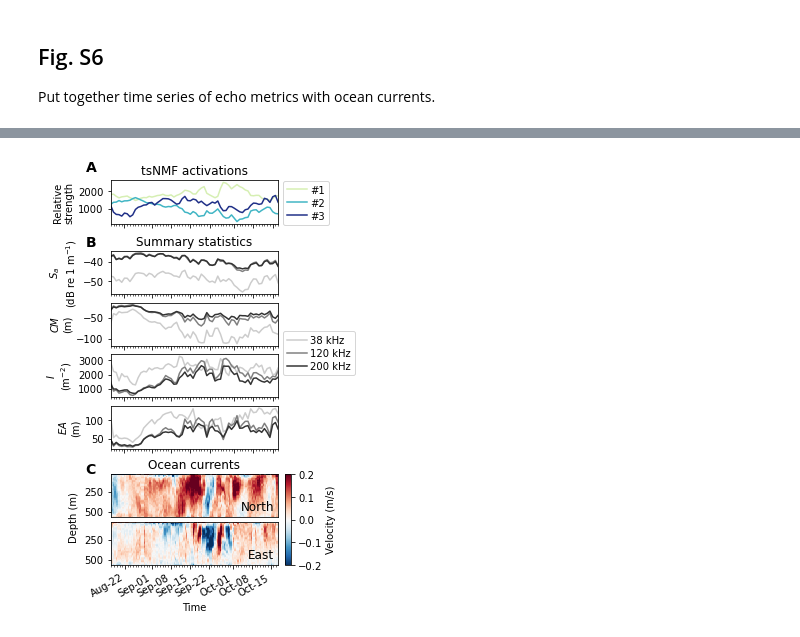
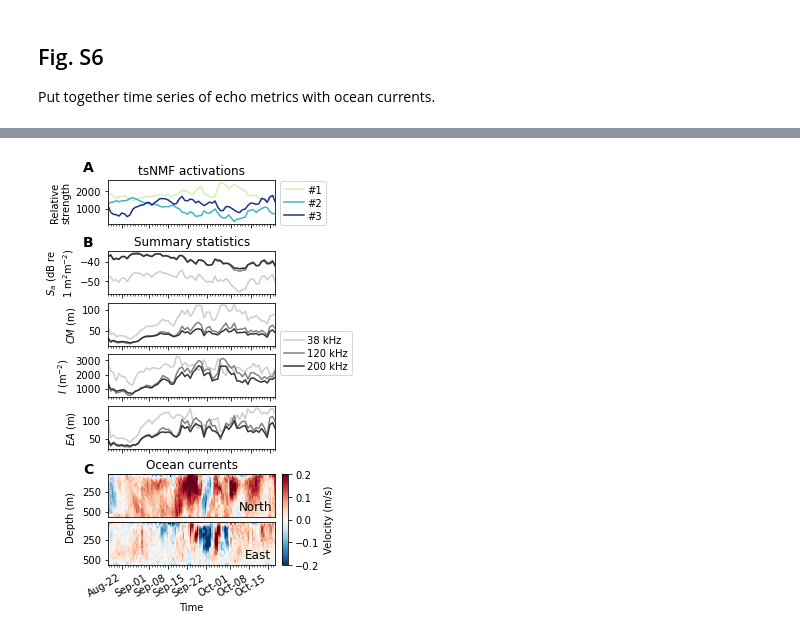
Before and after one commit to leewujung/ooi-echo-matrix-decomposition, a Jupyter notebook: notebooks/fig_si_summary_stat.ipynb, the cells around one changed output, grey strips where cells are left out. Drawn from its saved outputs; the diff is of its cells as text; code cells hidden in the pictures.

```diff
--- a/notebooks/fig_si_summary_stat.ipynb
+++ b/notebooks/fig_si_summary_stat.ipynb
@@ -344,7 +344,7 @@ Put together time series of echo metrics with ocean currents.
 metrics = xr.Dataset(
     {
         'abundance': (['day', 'frequency'], Sa.coarsen(datehour=144).mean().values.T),
-        'location': (['day', 'frequency'], -cm.coarsen(datehour=144).mean().values.T),
+        'location': (['day', 'frequency'], cm.coarsen(datehour=144).mean().values.T),
         'dispersion': (['day', 'frequency'], inertia.coarsen(datehour=144).mean().values.T),
         'evenness': (['day', 'frequency'], ea.coarsen(datehour=144).mean().values.T),
     },
@@ -448,7 +448,7 @@ def plot_ADCP_currents(colormap='RdBu_r'):
     ax_nv.set_ylabel('')
     ax_ev.set_ylabel('')
 # %%
-def plot_metrics(axx, var_name):
+def plot_metrics(axx, var_name, yincrease=True):
     cc = [[0.8, 0.8, 0.8],
           [0.5, 0.5, 0.5],
           [0.2, 0.2, 0.2]]
@@ -456,7 +456,7 @@ def plot_metrics(axx, var_name):
         metrics[var_name].isel(frequency=idx).plot.line(
             ax=axx, x='day', color=cc[idx],
             add_legend=False, _labels=False,
-            xlim=('2015-08-17','2015-10-17'))
+            xlim=('2015-08-17','2015-10-17'), yincrease=yincrease)
     axx.xaxis.set_major_locator(mdates.AutoDateLocator())
     axx.xaxis.set_major_formatter(mdates.DateFormatter('%b-%d'))
     axx.xaxis.set_minor_locator(
@@ -523,36 +523,36 @@ plot_tsnmf_activation()
 # Add component legend
 ax_tsnmf.legend(['#1', '#2', '#3'],
                 fontsize=tick_label_size,
                 bbox_to_anchor=(1, -0.15),
                 loc='lower left',
                 ncol=1, labelspacing=0.3, handletextpad=0.3)
 
 # Plot echo metrics
 plot_metrics(axx=ax_abundance, var_name='abundance')
-ax_abundance.set_ylabel('$S_a$\n(dB re 1 m$^{-1}$)', fontsize=ylabel_size)
+ax_abundance.set_ylabel('$S_a$ (dB re\n1 m$^2$m$^{-2}$)', fontsize=ylabel_size)
 plot_metrics(axx=ax_location, var_name='location')
-ax_location.set_ylabel('$CM$\n(m)', fontsize=ylabel_size)
+ax_location.set_ylabel('$CM$ (m)', fontsize=ylabel_size)
 plot_metrics(axx=ax_dispersion, var_name='dispersion')
-ax_dispersion.set_ylabel('$I$\n(m$^{-2}$)', fontsize=ylabel_size)
+ax_dispersion.set_ylabel('$I$ (m$^{-2}$)', fontsize=ylabel_size)
 plot_metrics(axx=ax_evenness, var_name='evenness')
-ax_evenness.set_ylabel('$EA$\n(m)', fontsize=ylabel_size)
+ax_evenness.set_ylabel('$EA$ (m)', fontsize=ylabel_size)
 
 ax_abundance.set_title('Summary statistics', fontsize=title_size)
 ax_abundance.legend(['38 kHz', '120 kHz', '200 kHz'],
                 fontsize=tick_label_size,
                 bbox_to_anchor=(1, -2),
                 loc='lower left',
                 ncol=1, labelspacing=0.3, handletextpad=0.3)
 
 # Plot ADCP currents
 plot_ADCP_currents()
 
 # Add panel labels
 add_panel_labels()
 
 # Save figure
 plt.savefig('../figs/fig_si_summary_stat.png',
-            dpi=150, bbox_inches = 'tight', pad_inches = 0.01)
+            dpi=300, bbox_inches = 'tight', pad_inches = 0.01)
 plt.show()
 # %% [output]
-[figure, old version]
+[figure, new version]
```
Also changed, not shown: parts of 1 cell of this notebook, 22 other files.
